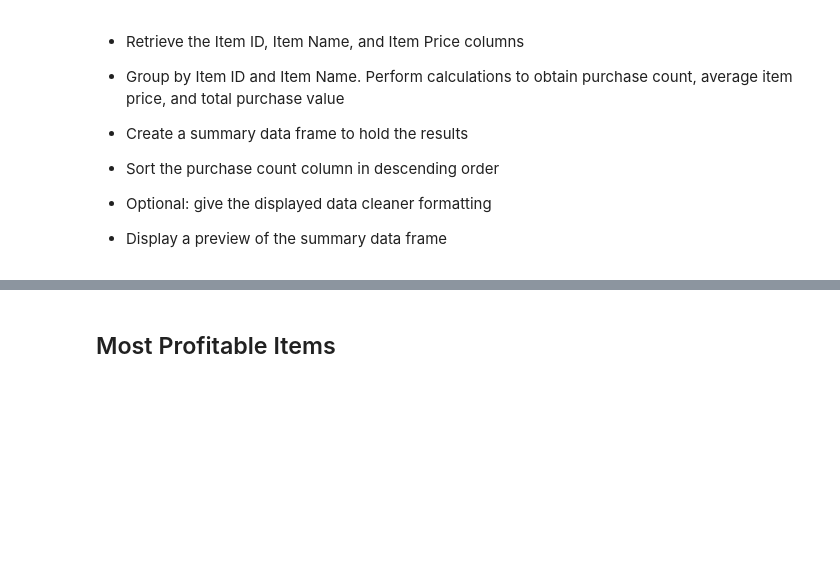
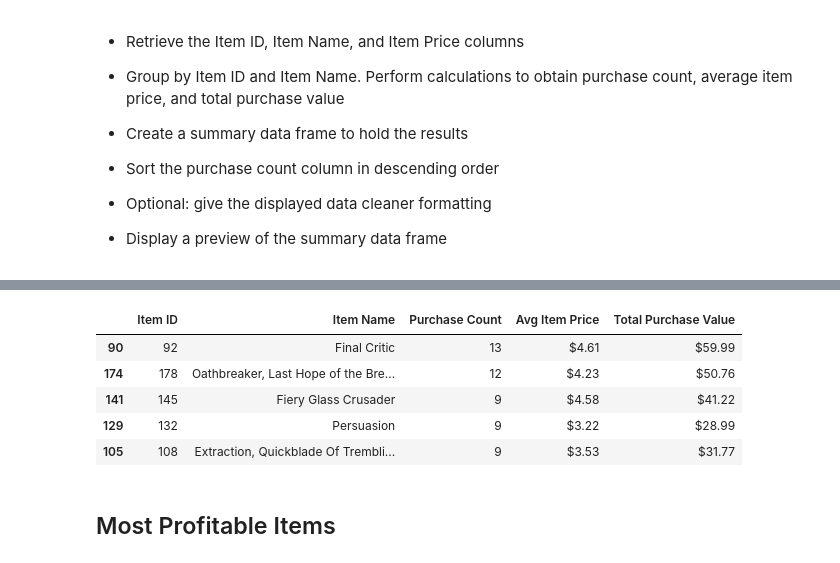
Before and after one commit to mchua004/pandas-challenge, a Jupyter notebook: HeroesOfPymoli/HeroesOfPymoli_starter.ipynb, the cells around one changed output, grey strips where cells are left out. Cells and saved outputs as stored; diff of their text form; code cells hidden in the pictures; blank space fills up the shorter version.

Commit message:
finalized script

```diff
--- a/HeroesOfPymoli/HeroesOfPymoli_starter.ipynb
+++ b/HeroesOfPymoli/HeroesOfPymoli_starter.ipynb
@@ -247,3 +359,45 @@ gender_demo_df.head()
+# %%
+# Create a new DataFrames
+items = purchase_data[["Item ID", "Purchase ID", "Price"]]
+
+item_names = purchase_data[["Item ID", "Item Name"]]
+item_names = item_names.drop_duplicates()
+
+# Group by Item ID
+group_by_items = items.groupby(["Item ID"])
+group_by_item_names = item_names.groupby(["Item ID"])
+
+# Generate purchase count for each item bought
+item_purchase_count = group_by_items["Purchase ID"].count()
+
+# Generate average item price each item
+item_avg_price = group_by_items["Price"].mean()
+
+# Generate total purchase value for each item
+item_total_value = group_by_items["Price"].sum()
+
+# Creating a new DataFrame containing purchase count and total purchase value
+items_df = pd.DataFrame({"Purchase Count": item_purchase_count,
+                         "Avg Item Price": item_avg_price.map("${:.2f}".format),
+                         "Total Purchase Value": item_total_value.map("${:.2f}".format)})
+
+# Merge item_names to items_df and then merge item_prices to merge_item_df
+popular_items_df = pd.merge(items_df, item_names, on="Item ID")
+
+organized_popular_items_df = popular_items_df[["Item ID","Item Name","Purchase Count","Avg Item Price",
+                                                "Total Purchase Value"]]
+
+# To sort from highest to lowest, ascending=False must be passed in
+organized_popular_items_df = organized_popular_items_df.sort_values("Purchase Count", ascending=False)
+
+organized_popular_items_df.head()
+# %% [output]
+|  | Item ID | Item Name | Purchase Count | Avg Item Price | Total Purchase Value |
+| 90 | 92 | Final Critic | 13 | $4.61 | $59.99 |
+| 174 | 178 | Oathbreaker, Last Hope of the Bre... | 12 | $4.23 | $50.76 |
+| 141 | 145 | Fiery Glass Crusader | 9 | $4.58 | $41.22 |
+| 129 | 132 | Persuasion | 9 | $3.22 | $28.99 |
+| 105 | 108 | Extraction, Quickblade Of Trembli... | 9 | $3.53 | $31.77 |
 # %% [markdown]
 ## Most Profitable Items
 # %% [markdown]
```
Also changed, not shown: parts of 11 cells of this notebook.
